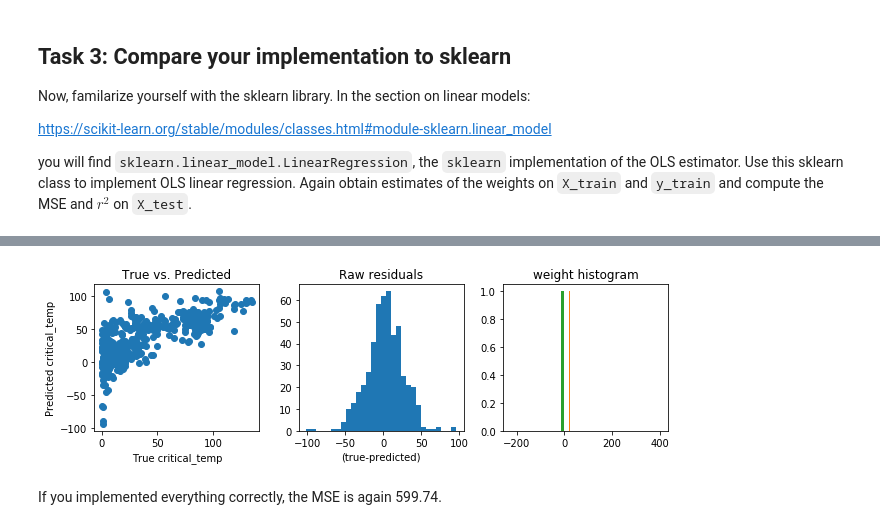
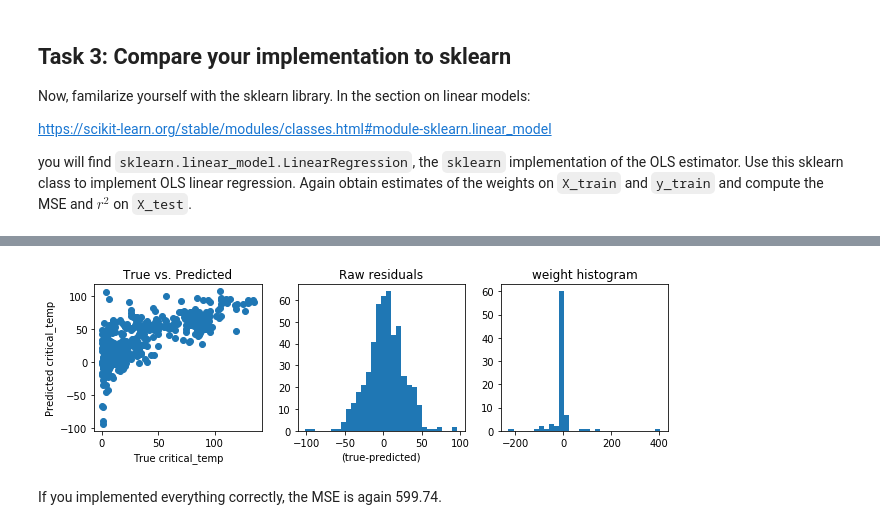
Before and after one commit to atopion/machine-learning, a Jupyter notebook: Practical 1/practical1_RikeBecker_StefanPfeiffer_TimonVogt.ipynb, the cells around one changed output, grey strips where cells are left out. Saved outputs shown, nothing was run; the diff lists cells and outputs as text; code cells hidden in the pictures.

```diff
--- a/Practical 1/practical1_RikeBecker_StefanPfeiffer_TimonVogt.ipynb
+++ b/Practical 1/practical1_RikeBecker_StefanPfeiffer_TimonVogt.ipynb
@@ -276,5 +276,5 @@ def sklearn_regression(X_test, X_train, y_train):
     return weights, y_pred
 # %%
 weights, y_pred = sklearn_regression(X_test, X_train, y_train)
-plot_regression_results(y_test, y_pred, weights)
+plot_regression_results(y_test, y_pred, weights.T)
 # %% [output]
@@ -283,4 +283,4 @@ r^2:  0.5211810643338446
-[figure, old version]
+[figure, new version]
 # %% [markdown]
 If you implemented everything correctly, the MSE is again 599.74.
 # %% [markdown]
```
Also changed, not shown: parts of 3 cells of this notebook, 1 other file.
